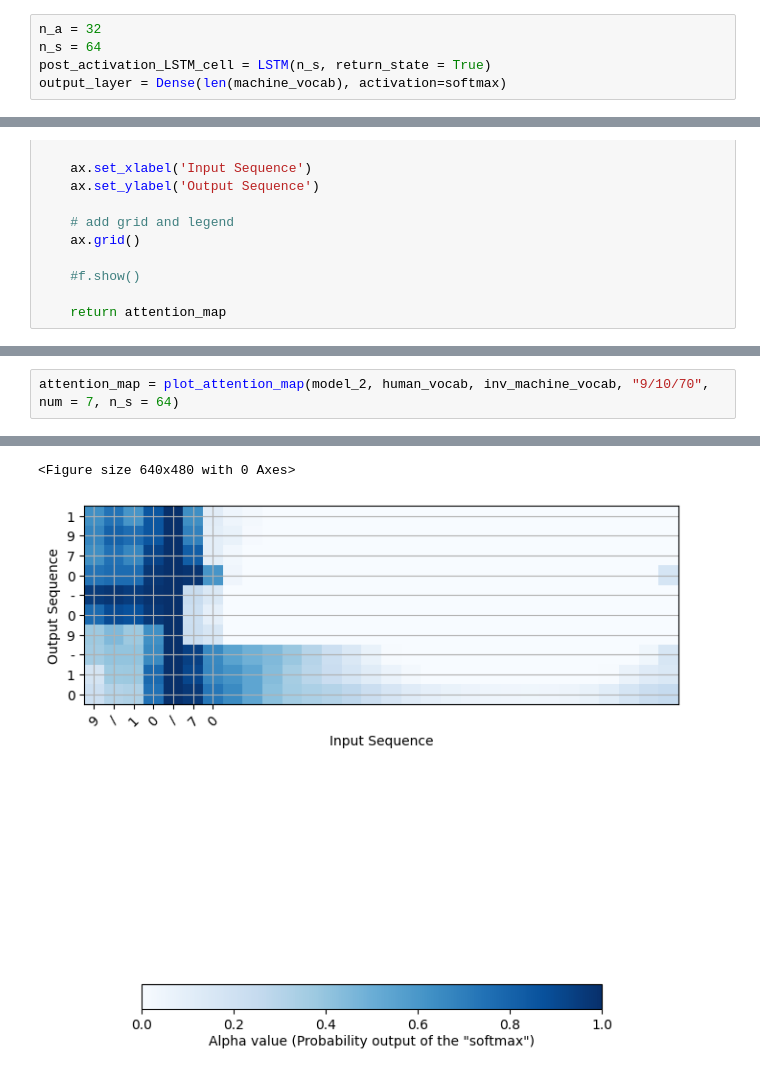
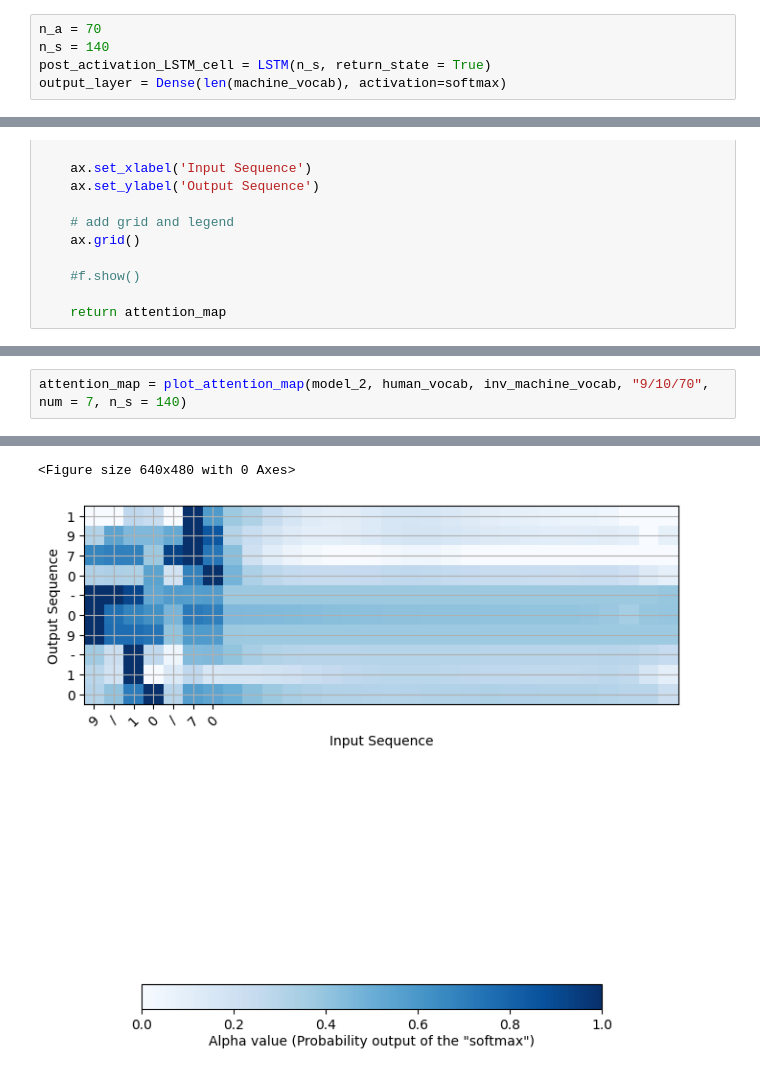
Before and after one commit to Klebervc/projeto_attention, a Jupyter notebook: files/projeto_2_2.ipynb, the cells around one changed output, grey strips where cells are left out. Drawn from its saved outputs; the diff is of its cells as text.

```diff
--- a/files/projeto_2_2.ipynb
+++ b/files/projeto_2_2.ipynb
@@ -228,8 +228,8 @@ def one_step_attention(a, s_prev):
     context = dotor([alphas, a])
     return context
 # %%
-n_a = 32
-n_s = 64
+n_a = 70
+n_s = 140
 post_activation_LSTM_cell = LSTM(n_s, return_state = True)
 output_layer = Dense(len(machine_vocab), activation=softmax)
 # %%
@@ -439,3 +439,3 @@ attention_map = plot_attention_map(model_2, human_vocab, inv_machine_vocab, "21t
 # %%
-attention_map = plot_attention_map(model_2, human_vocab, inv_machine_vocab, "9/10/70", num = 7, n_s = 64)
+attention_map = plot_attention_map(model_2, human_vocab, inv_machine_vocab, "9/10/70", num = 7, n_s = 140)
 # %% [output]
@@ -443,2 +443,2 @@ attention_map = plot_attention_map(model_2, human_vocab, inv_machine_vocab, "9/1
 <Figure size 640x480 with 0 Axes>
-[figure, old version]
+[figure, new version]
```
Also changed, not shown: parts of 7 cells of this notebook, 2 other files.
